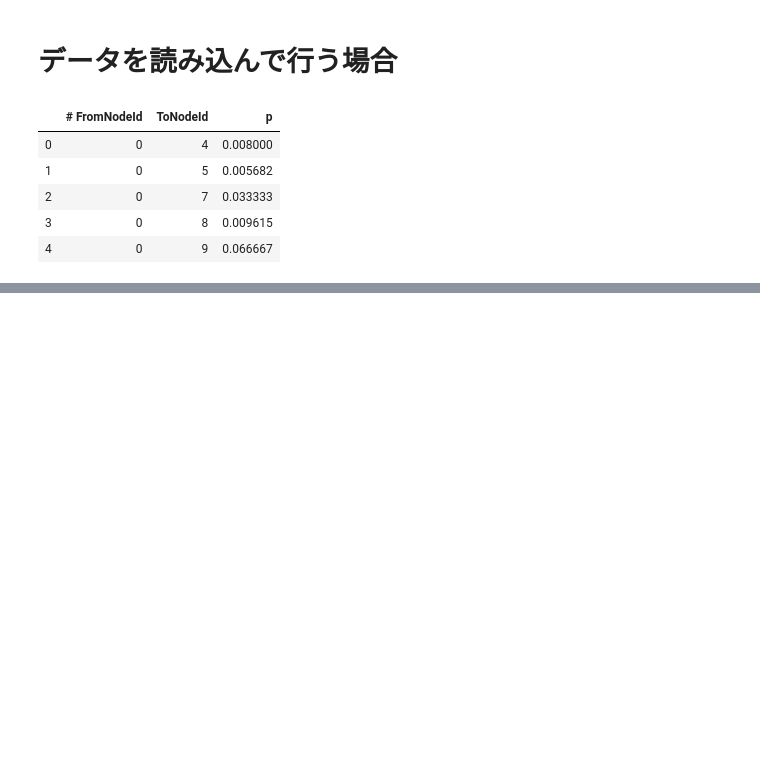
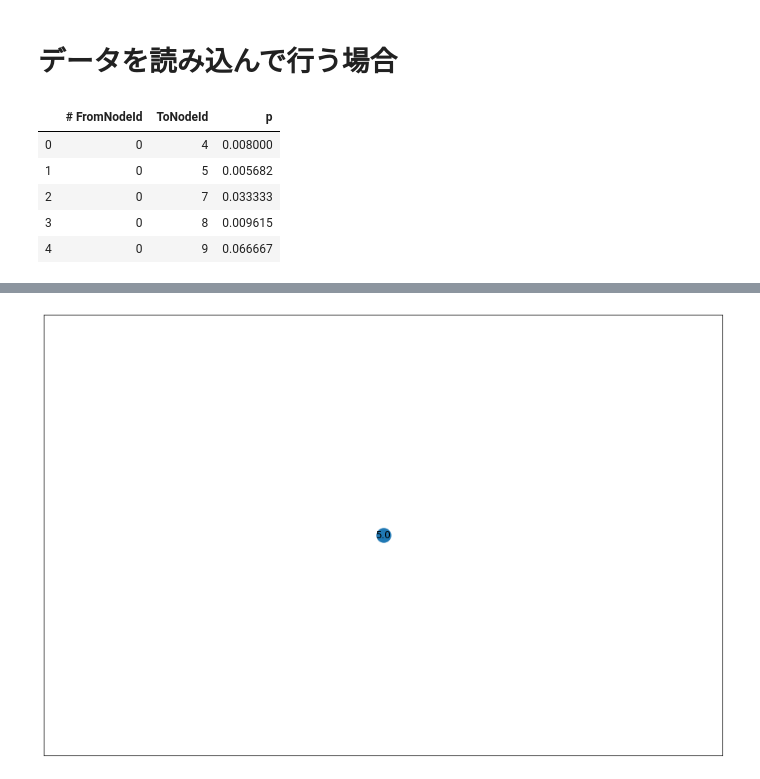
Before and after one commit to plue1011/code, a Jupyter notebook: MIA.ipynb, the cells around one changed output, grey strips where cells are left out. Drawn from its saved outputs; the diff is of its cells as text; code cells hidden in the pictures; blank space fills up the shorter version.

```diff
--- a/MIA.ipynb
+++ b/MIA.ipynb
@@ -56,11 +46,28 @@ def compute_MIOA(v, G_table):
 # MIOA = compute_MIOA(0, G_table)
 # # nx.draw_networkx(MIOA)
 # %%
-def compute_MIIA(v, G_table):
+def compute_MIIA(v, G_table, G):
     MIIA = nx.DiGraph()
     for node in G:
         if v in G_table[node][1]:
             nx.add_path(MIIA, G_table[node][1][v])
+    return MIIA
+
+def compute_MIIA_get(v, G_table, G):
+    MIIA = nx.DiGraph()
+    for node in G:
+        if not node in MIIA:
+            path = G_table[node][1].get(v)
+            if path:
+                nx.add_path(MIIA, path)
+    return MIIA
+
+def compute_MIIA_kai(v, G_path):
+    MIIA = nx.DiGraph()
+    for n, (dist, path) in tqdm(G_path):
+        path_v = path.get(v)
+        if path_v:
+            nx.add_path(MIIA, path_v)
     return MIIA
 
 # theta = 0.00001
@@ -230,0 +491,21 @@ G.add_weighted_edges_from(network_np_log)
+# %%
+# 速度比較
+G = nx.DiGraph()
+network = pd.read_csv("data.csv")
+network_np = network.values
+
+g_log = neg_log(network_np)
+# 重み付きの枝を加える
+G.add_weighted_edges_from(g_log)
+
+theta = 0.01
+v = 5
+# %%
+G_table1 = compute_MIP_G(G, theta)
+# %%
+res1 = compute_MIIA(v, G_table1, G)
+# %%
+plt.figure(figsize=(15,10))
+nx.draw_networkx(res1)
+# %% [output]
+[figure, added]
```
Also changed, not shown: parts of 34 cells of this notebook.
